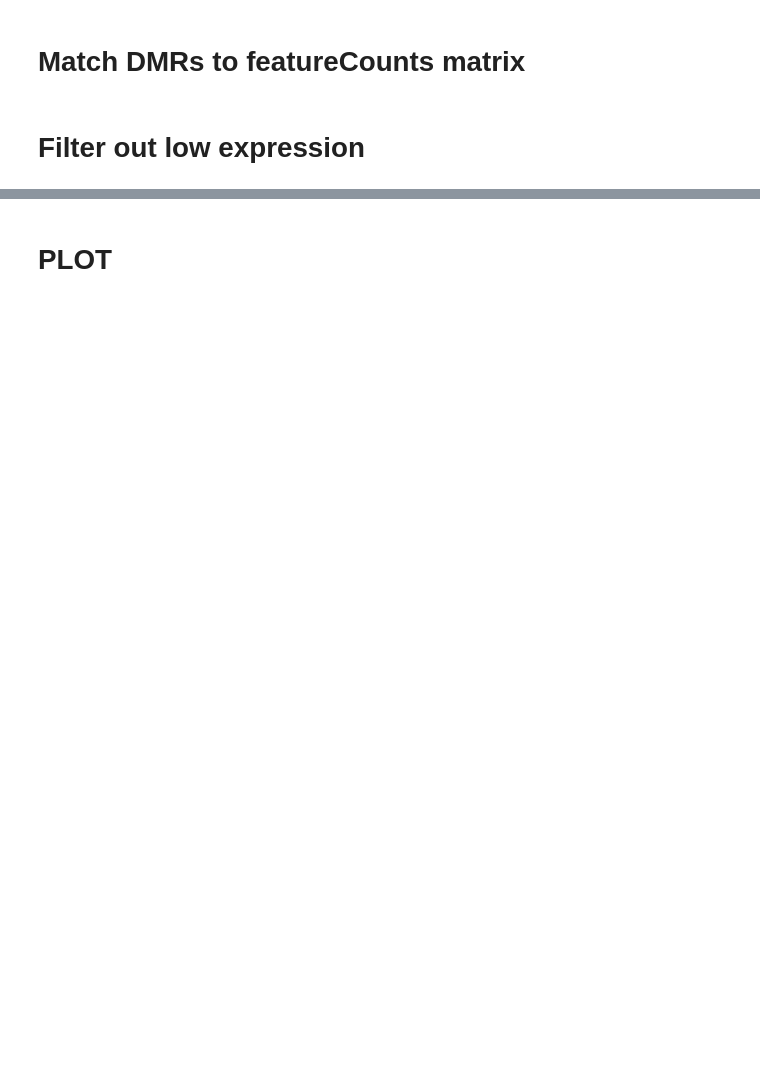
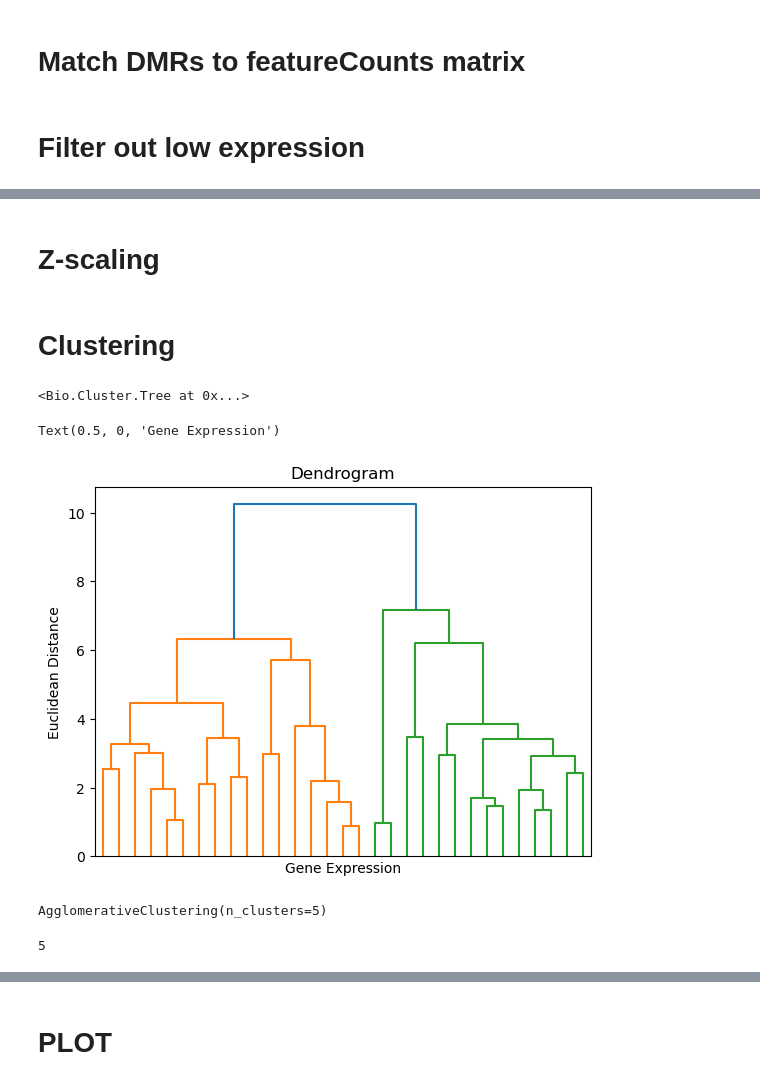
Before and after one commit to MagdalenaWinklhofer/WholeGenomeBisulphiteSequencing, a Jupyter notebook: DNAseq_pipeline/8_match_dmr_to_expression.ipynb, the cells around one changed output, grey strips where cells are left out. Cells and saved outputs as stored; diff of their text form; code cells hidden in the pictures; blank space fills up the shorter version.

```diff
--- a/DNAseq_pipeline/8_match_dmr_to_expression.ipynb
+++ b/DNAseq_pipeline/8_match_dmr_to_expression.ipynb
@@ -41,0 +52,2 @@ expressionAR = expressionAR.reindex(columns=column_order)
+# %% [markdown]
+# Z-scaling
@@ -41,0 +69,2 @@ expressionAR = expressionAR.reindex(columns=column_order)
+# %% [markdown]
+# Clustering
@@ -41,0 +89,4 @@ expressionAR = expressionAR.reindex(columns=column_order)
+# %%
+tree
+# %% [output]
+<Bio.Cluster.Tree at 0x...>
@@ -41,0 +107,25 @@ expressionAR = expressionAR.reindex(columns=column_order)
+# %%
+from scipy.cluster import hierarchy
+import matplotlib.pyplot as plt
+import scipy.cluster.hierarchy as sch
+
+# Perform hierarchical clustering
+dendrogram = sch.dendrogram(sch.linkage(expressionNA, method='ward', metric='euclidean'), no_labels=True)
+
+# Plot the dendrogram
+plt.title('Dendrogram')
+plt.ylabel('Euclidean Distance')
+plt.xlabel('Gene Expression')
+# %% [output]
+Text(0.5, 0, 'Gene Expression')
+[figure, added]
+# %%
+from sklearn.cluster import AgglomerativeClustering
+hc = AgglomerativeClustering(n_clusters=5)
+hc.fit(expressionNA)
+# %% [output]
+AgglomerativeClustering(n_clusters=5)
+# %%
+hc.n_clusters_
+# %% [output]
+5
```
Also changed, not shown: parts of 9 cells of this notebook, 3 other files.
